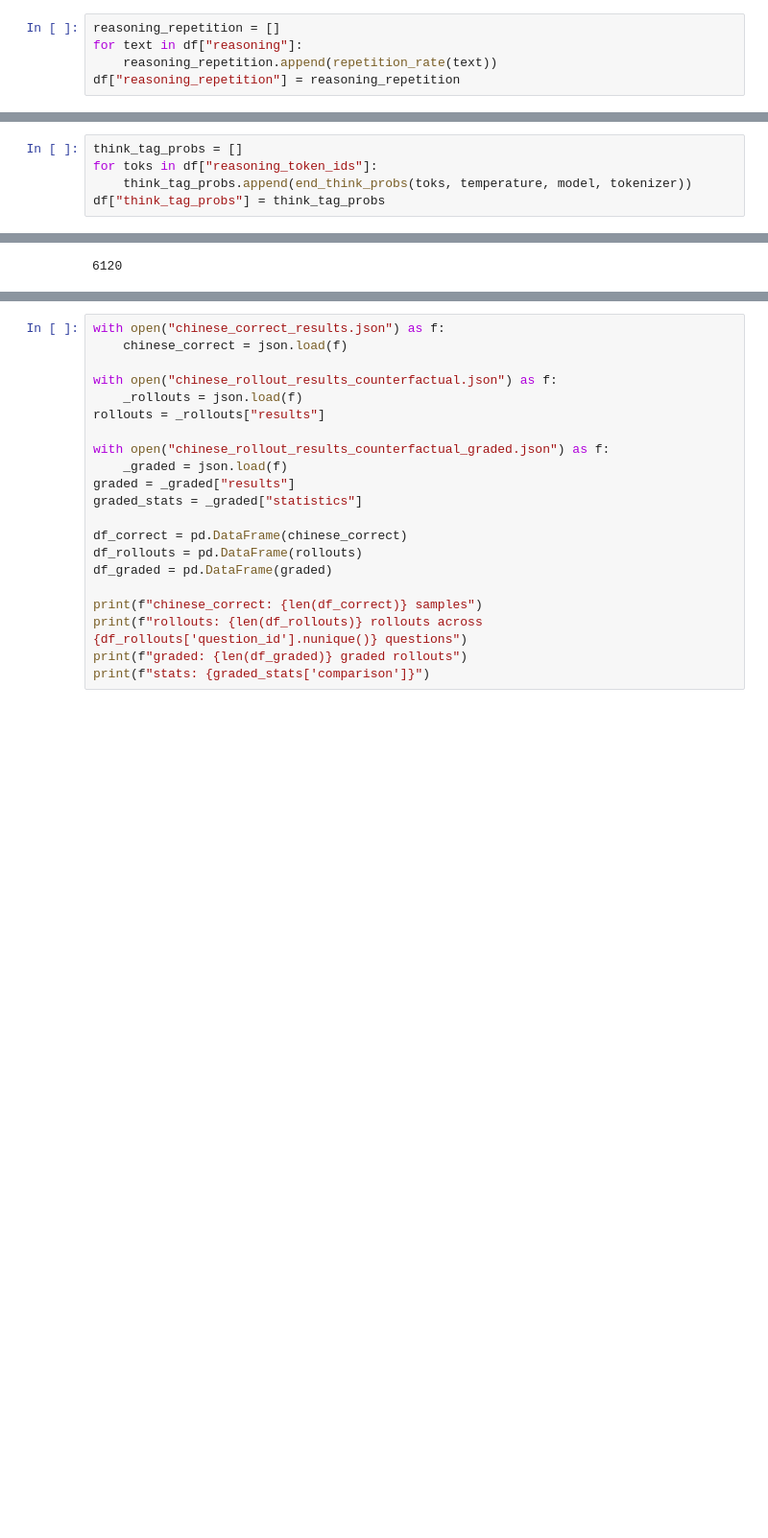
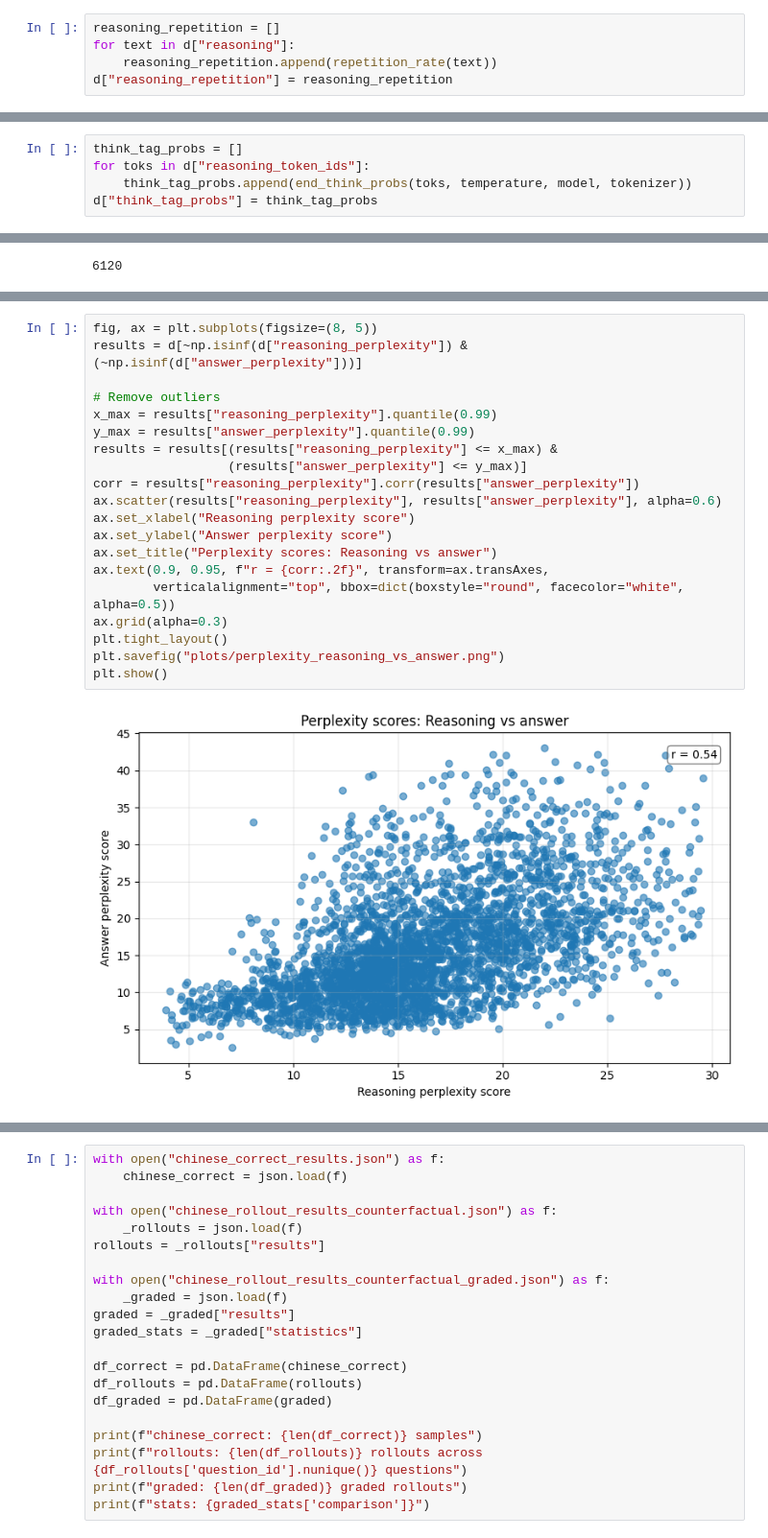
Before and after one commit to lbernick/cot_legibility, a Jupyter notebook: explore_qwq.ipynb, the cells around one changed output, grey strips where cells are left out. Shown at 96% size. Cells and saved outputs as stored; diff of their text form; blank space fills up the shorter version.

```diff
--- a/explore_qwq.ipynb
+++ b/explore_qwq.ipynb
@@ -452,6 +473,6 @@ with open(output_file, "a") as f:
         torch.cuda.empty_cache()
 # %%
 reasoning_repetition = []
-for text in df["reasoning"]:
+for text in d["reasoning"]:
     reasoning_repetition.append(repetition_rate(text))
-df["reasoning_repetition"] = reasoning_repetition
+d["reasoning_repetition"] = reasoning_repetition
@@ -478,6 +493,6 @@ def end_think_probs(token_ids: list[int], temperature: float, model, tokenizer)
     return probs[:, end_think_id].tolist()
 # %%
 think_tag_probs = []
-for toks in df["reasoning_token_ids"]:
+for toks in d["reasoning_token_ids"]:
     think_tag_probs.append(end_think_probs(toks, temperature, model, tokenizer))
-df["think_tag_probs"] = think_tag_probs
+d["think_tag_probs"] = think_tag_probs
@@ -1372,6 +1360,28 @@ plt.show()
 # %% [output]
 φ = 0.069  |  OR = 6.15  |  χ² p = 0.0000
 [figure]
+# %%
+fig, ax = plt.subplots(figsize=(8, 5))
+results = d[~np.isinf(d["reasoning_perplexity"]) & (~np.isinf(d["answer_perplexity"]))]
+
+# Remove outliers
+x_max = results["reasoning_perplexity"].quantile(0.99)
+y_max = results["answer_perplexity"].quantile(0.99)
+results = results[(results["reasoning_perplexity"] <= x_max) &
+                  (results["answer_perplexity"] <= y_max)]
+corr = results["reasoning_perplexity"].corr(results["answer_perplexity"])
+ax.scatter(results["reasoning_perplexity"], results["answer_perplexity"], alpha=0.6)
+ax.set_xlabel("Reasoning perplexity score")
+ax.set_ylabel("Answer perplexity score")
+ax.set_title("Perplexity scores: Reasoning vs answer")
+ax.text(0.9, 0.95, f"r = {corr:.2f}", transform=ax.transAxes,
+        verticalalignment="top", bbox=dict(boxstyle="round", facecolor="white", alpha=0.5))
+ax.grid(alpha=0.3)
+plt.tight_layout()
+plt.savefig("plots/perplexity_reasoning_vs_answer.png")
+plt.show()
+# %% [output]
+[figure, added]
 # %%
 
 # ── which column to analyse ───────────────────────────────
```
Also changed, not shown: parts of 98 cells of this notebook.
